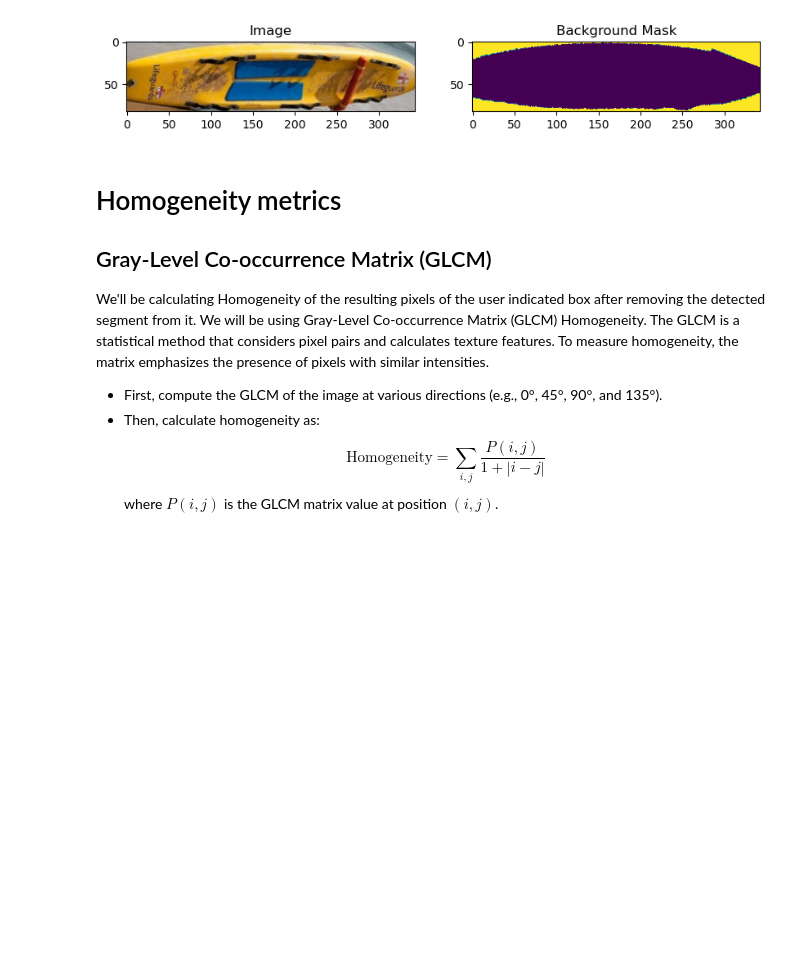
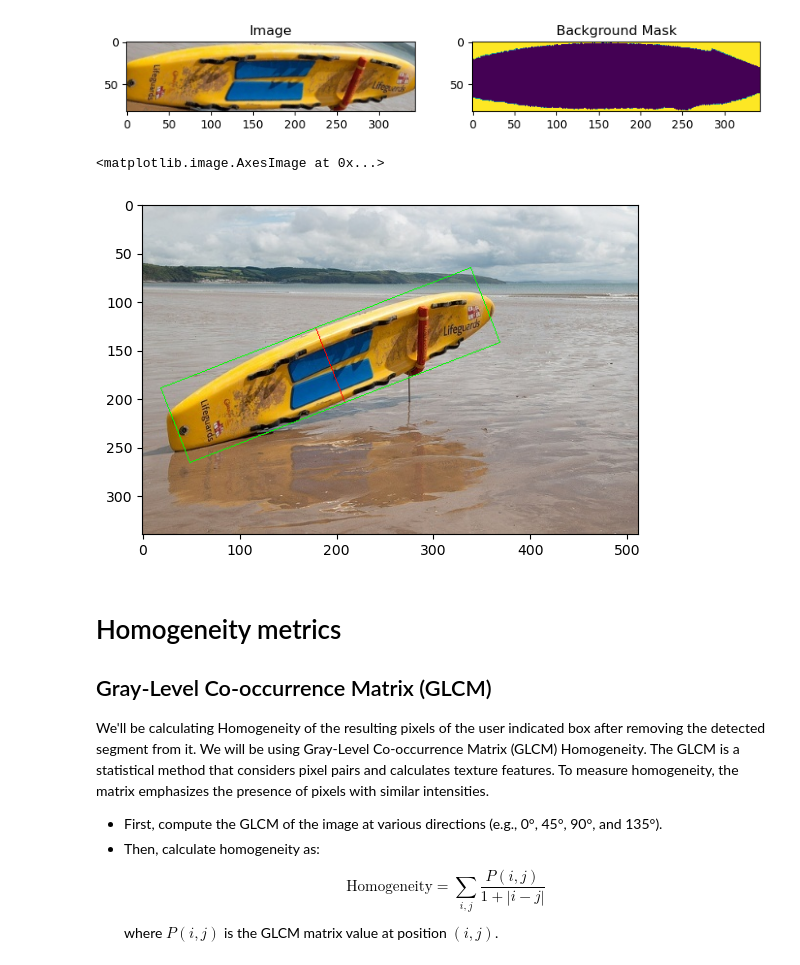
Before and after one commit to GMuradas99/Symmetry-Object-Detection-Analysis, a Jupyter notebook: homogeneity_metrics.ipynb, the cells around one changed output. Saved outputs shown, nothing was run; the diff lists cells and outputs as text; code cells hidden in the pictures; blank space fills up the shorter version.

```diff
--- a/homogeneity_metrics.ipynb
+++ b/homogeneity_metrics.ipynb
@@ -43,6 +43,13 @@ axes[1].set_title('Background Mask')
 plt.show()
 # %% [output]
 [figure]
+# %%
+display.drawBB(img_orig, box_row)
+
+plt.imshow(img_orig)
+# %% [output]
+<matplotlib.image.AxesImage at 0x...>
+[figure, added]
 # %% [markdown]
 # Homogeneity metrics
 
```
Also changed, not shown: 5 other files.
